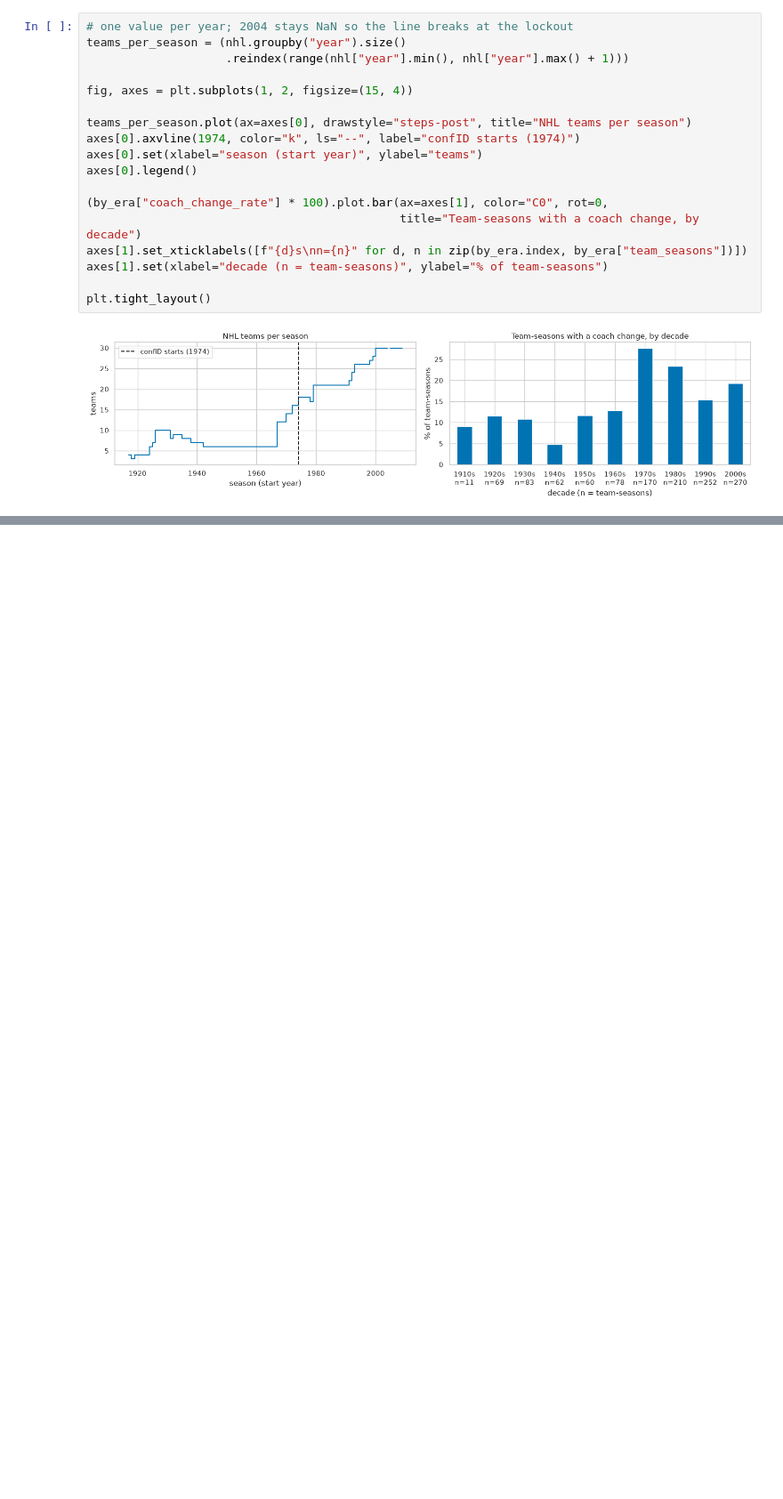
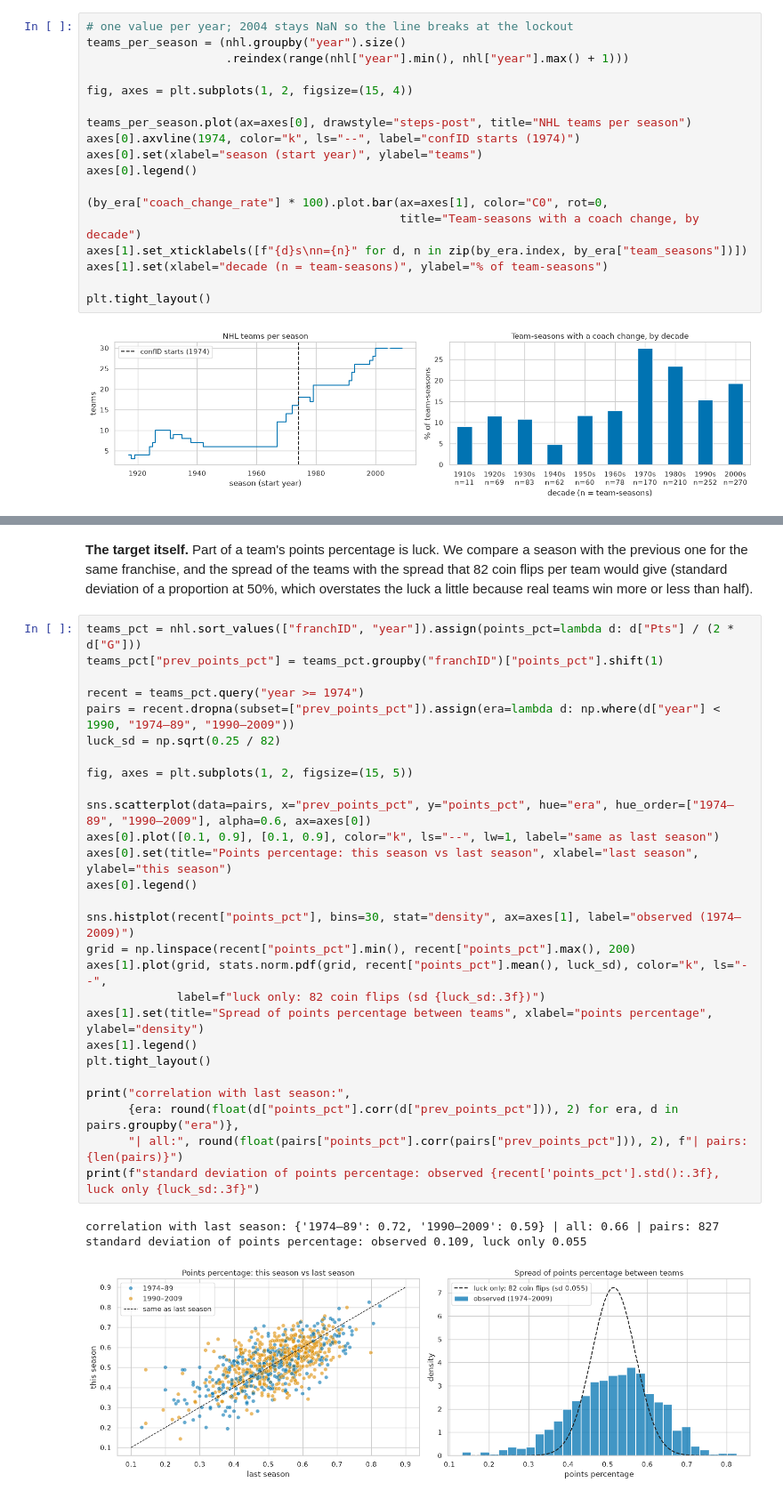
Before and after one commit to b3lchior/feup-ac, a Jupyter notebook: 01_eda.ipynb, the cells around one changed output, grey strips where cells are left out. Shown at 89% size. Saved outputs shown, nothing was run; the diff lists cells and outputs as text; blank space fills up the shorter version.

```diff
--- a/01_eda.ipynb
+++ b/01_eda.ipynb
@@ -336,0 +611,33 @@ Scope decision:
+# %% [markdown]
+**The target itself.** Part of a team's points percentage is luck. We compare a season with the previous one for the same franchise, and the spread of the teams with the spread that 82 coin flips per team would give (standard deviation of a proportion at 50%, which overstates the luck a little because real teams win more or less than half).
+# %%
+teams_pct = nhl.sort_values(["franchID", "year"]).assign(points_pct=lambda d: d["Pts"] / (2 * d["G"]))
+teams_pct["prev_points_pct"] = teams_pct.groupby("franchID")["points_pct"].shift(1)
+
+recent = teams_pct.query("year >= 1974")
+pairs = recent.dropna(subset=["prev_points_pct"]).assign(era=lambda d: np.where(d["year"] < 1990, "1974–89", "1990–2009"))
+luck_sd = np.sqrt(0.25 / 82)
+
+fig, axes = plt.subplots(1, 2, figsize=(15, 5))
+
+sns.scatterplot(data=pairs, x="prev_points_pct", y="points_pct", hue="era", hue_order=["1974–89", "1990–2009"], alpha=0.6, ax=axes[0])
+axes[0].plot([0.1, 0.9], [0.1, 0.9], color="k", ls="--", lw=1, label="same as last season")
+axes[0].set(title="Points percentage: this season vs last season", xlabel="last season", ylabel="this season")
+axes[0].legend()
+
+sns.histplot(recent["points_pct"], bins=30, stat="density", ax=axes[1], label="observed (1974–2009)")
+grid = np.linspace(recent["points_pct"].min(), recent["points_pct"].max(), 200)
+axes[1].plot(grid, stats.norm.pdf(grid, recent["points_pct"].mean(), luck_sd), color="k", ls="--",
+             label=f"luck only: 82 coin flips (sd {luck_sd:.3f})")
+axes[1].set(title="Spread of points percentage between teams", xlabel="points percentage", ylabel="density")
+axes[1].legend()
+plt.tight_layout()
+
+print("correlation with last season:",
+      {era: round(float(d["points_pct"].corr(d["prev_points_pct"])), 2) for era, d in pairs.groupby("era")},
+      "| all:", round(float(pairs["points_pct"].corr(pairs["prev_points_pct"])), 2), f"| pairs: {len(pairs)}")
+print(f"standard deviation of points percentage: observed {recent['points_pct'].std():.3f}, luck only {luck_sd:.3f}")
+# %% [output]
+correlation with last season: {'1974–89': 0.72, '1990–2009': 0.59} | all: 0.66 | pairs: 827
+standard deviation of points percentage: observed 0.109, luck only 0.055
+[figure, added]
```
Also changed, not shown: parts of 53 cells of this notebook.
